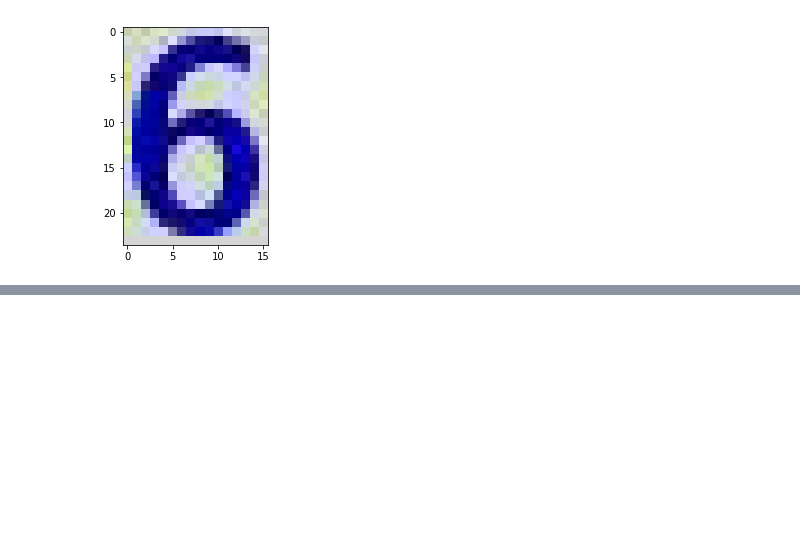
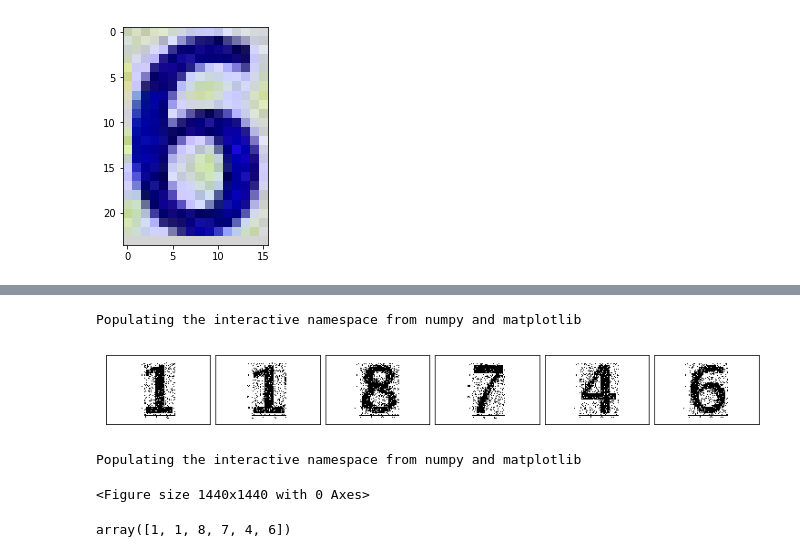
Before and after one commit to weishiny/PythonProgram, a Jupyter notebook: MachineLearningCAPTCHA.ipynb, the cells around one changed output, grey strips where cells are left out. Cells and saved outputs as stored; diff of their text form; code cells hidden in the pictures; blank space fills up the shorter version.

```diff
--- a/MachineLearningCAPTCHA.ipynb
+++ b/MachineLearningCAPTCHA.ipynb
@@ -138,0 +280,35 @@ for id, (x,y,w,h) in enumerate(ary):
+# %%
+#驗證是否真的正確, 建一個資料夾(prediction)裡面放一些數字
+
+%pylab inline
+import os
+import PIL
+
+fig = plt.figure(figsize = (20,20))
+fig.subplots_adjust(left=0, right=1, bottom=0, top=1, hspace=0.05, wspace=0.05)
+
+for idx, img in enumerate(os.listdir('prediction/')):
+    pil_image = PIL.Image.open('prediction/{}'.format(img)).convert('1')
+    ax = fig.add_subplot(10, 12, idx+1, xticks=[], yticks=[])
+    ax.imshow(pil_image,cmap=plt.cm.binary,interpolation='nearest')
+# %% [output]
+Populating the interactive namespace from numpy and matplotlib
+[figure, added]
+# %%
+%pylab inline
+import os
+data = []
+basewidth = 50
+fig = plt.figure(figsize = (20,20))
+cnt = 0
+fig.subplots_adjust(left=0, right=1, bottom=0, top=1, hspace=0.05, wspace=0.05)
+for idx, img in enumerate(os.listdir('prediction/')):
+    pil_image = PIL.Image.open('prediction/{}'.format(img)).convert('1')
+
+    wpercent = (basewidth/float(pil_image.size[0]))
+    hsize = int((float(pil_image.size[1])*float(wpercent)))
+    img = pil_image.resize((basewidth,hsize), PIL.Image.ANTIALIAS)
+    data.append([pixel for pixel in iter(img.getdata())])
+# %% [output]
+Populating the interactive namespace from numpy and matplotlib
+<Figure size 1440x1440 with 0 Axes>
@@ -138,0 +320,4 @@ for id, (x,y,w,h) in enumerate(ary):
+# %%
+mlp.predict(data_scaled)
+# %% [output]
+array([1, 1, 8, 7, 4, 6])
```
Also changed, not shown: parts of 17 cells of this notebook, 6 other files.
